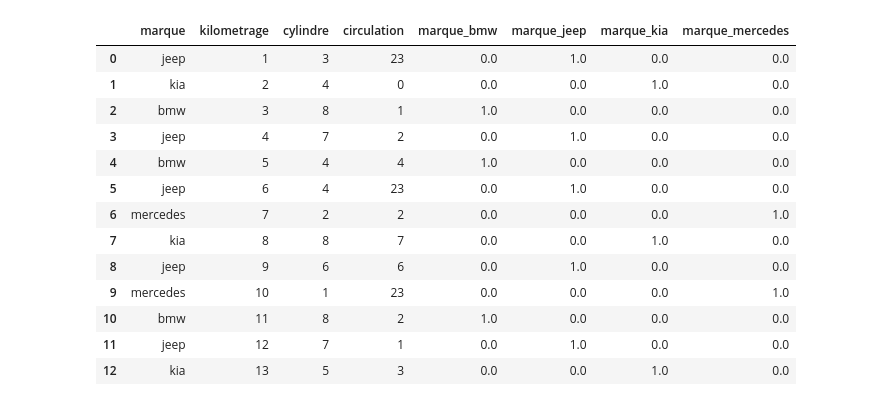
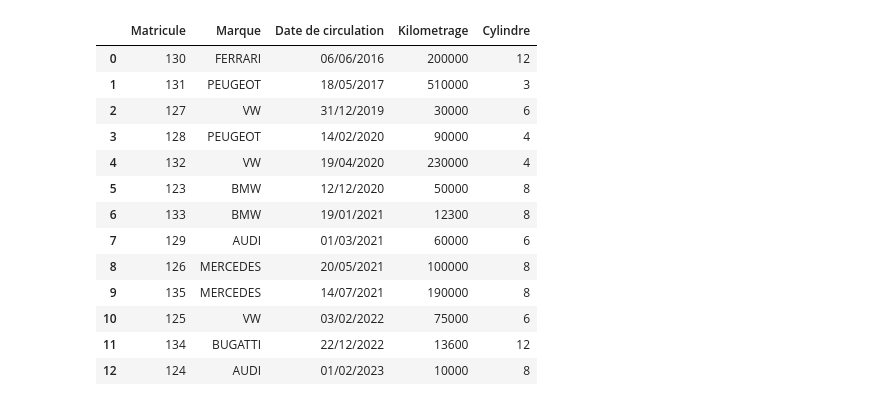
Before and after one commit to Syssaa/PDS, a Jupyter notebook: transformation_final.ipynb, the cells around one changed output. Saved outputs shown, nothing was run; the diff lists cells and outputs as text; code cells hidden in the pictures.

```diff
--- a/transformation_final.ipynb
+++ b/transformation_final.ipynb
@@ -171,19 +0,0 @@ df_marque
-# %%
-# concatenation de la colonne avec la data frame
-df=pd.concat([df,df_marque], axis=1)
-df
-# %% [output]
-|  | marque | kilometrage | cylindre | circulation | marque_bmw | marque_jeep | marque_kia | marque_mercedes |
-| 0 | jeep | 1 | 3 | 23 | 0.0 | 1.0 | 0.0 | 0.0 |
-| 1 | kia | 2 | 4 | 0 | 0.0 | 0.0 | 1.0 | 0.0 |
-| 2 | bmw | 3 | 8 | 1 | 1.0 | 0.0 | 0.0 | 0.0 |
-| 3 | jeep | 4 | 7 | 2 | 0.0 | 1.0 | 0.0 | 0.0 |
-| 4 | bmw | 5 | 4 | 4 | 1.0 | 0.0 | 0.0 | 0.0 |
-| 5 | jeep | 6 | 4 | 23 | 0.0 | 1.0 | 0.0 | 0.0 |
-| 6 | mercedes | 7 | 2 | 2 | 0.0 | 0.0 | 0.0 | 1.0 |
-| 7 | kia | 8 | 8 | 7 | 0.0 | 0.0 | 1.0 | 0.0 |
-| 8 | jeep | 9 | 6 | 6 | 0.0 | 1.0 | 0.0 | 0.0 |
-| 9 | mercedes | 10 | 1 | 23 | 0.0 | 0.0 | 0.0 | 1.0 |
-| 10 | bmw | 11 | 8 | 2 | 1.0 | 0.0 | 0.0 | 0.0 |
-| 11 | jeep | 12 | 7 | 1 | 0.0 | 1.0 | 0.0 | 0.0 |
-| 12 | kia | 13 | 5 | 3 | 0.0 | 0.0 | 1.0 | 0.0 |
@@ -189,0 +8,21 @@ df
+# %%
+# chemin de fichier excel
+data_path='C:/Users/Lina/PDS/PDS/voitures.csv'
+#transformer le fichier excel en dataframe
+df=pd.read_csv(data_path , sep=';')
+df
+# %% [output]
+|  | Matricule | Marque | Date de circulation | Kilometrage | Cylindre |
+| 0 | 130 | FERRARI | 06/06/2016 | 200000 | 12 |
+| 1 | 131 | PEUGEOT | 18/05/2017 | 510000 | 3 |
+| 2 | 127 | VW | 31/12/2019 | 30000 | 6 |
+| 3 | 128 | PEUGEOT | 14/02/2020 | 90000 | 4 |
+| 4 | 132 | VW | 19/04/2020 | 230000 | 4 |
+| 5 | 123 | BMW | 12/12/2020 | 50000 | 8 |
+| 6 | 133 | BMW | 19/01/2021 | 12300 | 8 |
+| 7 | 129 | AUDI | 01/03/2021 | 60000 | 6 |
+| 8 | 126 | MERCEDES | 20/05/2021 | 100000 | 8 |
+| 9 | 135 | MERCEDES | 14/07/2021 | 190000 | 8 |
+| 10 | 125 | VW | 03/02/2022 | 75000 | 6 |
+| 11 | 134 | BUGATTI | 22/12/2022 | 13600 | 12 |
+| 12 | 124 | AUDI | 01/02/2023 | 10000 | 8 |
```
Also changed, not shown: parts of 38 cells of this notebook.
